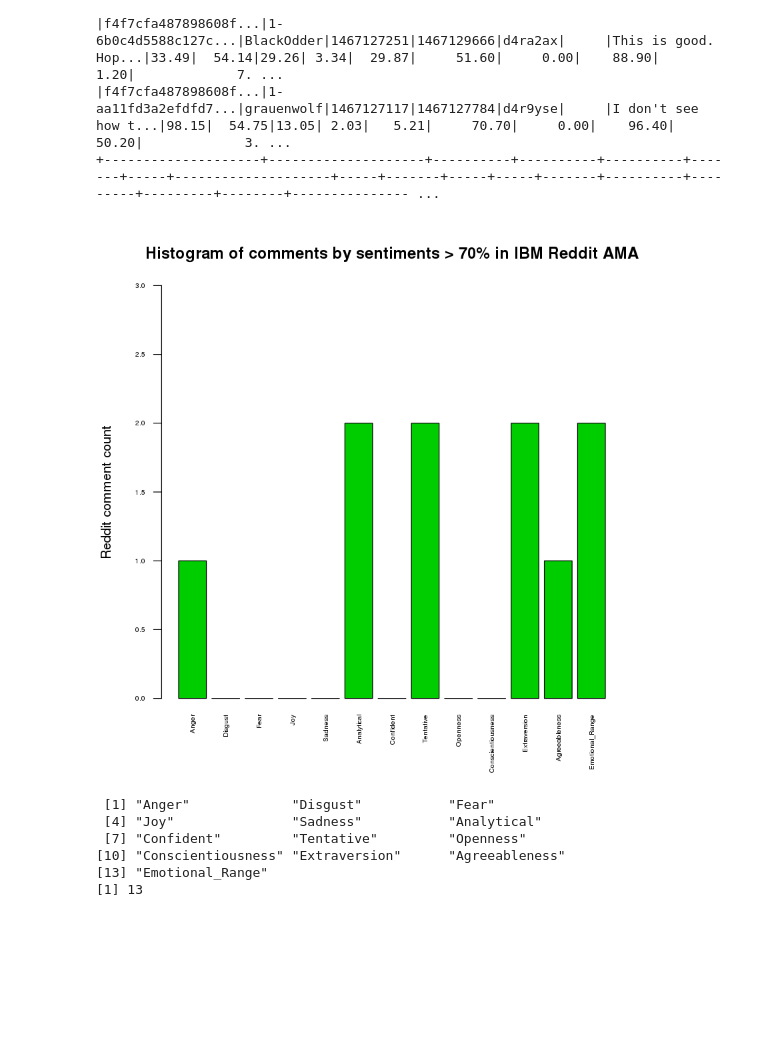
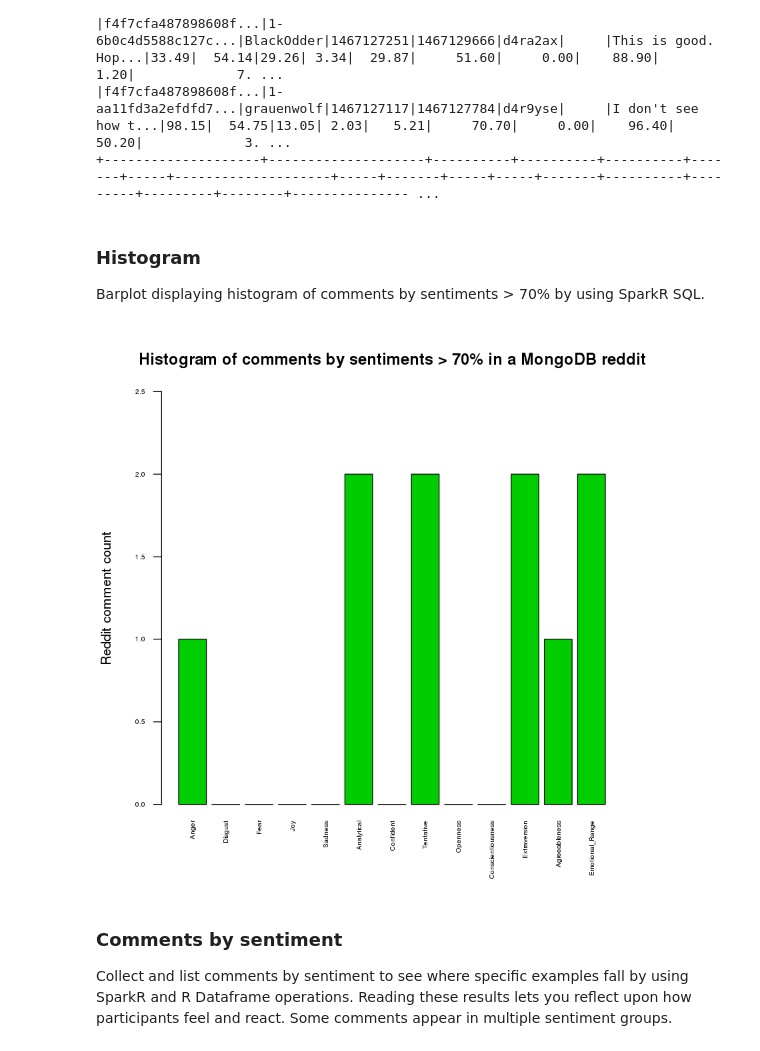
Before and after one commit to ibm-watson-data-lab/reddit-sentiment-analysis, a Jupyter notebook: couchDB-R/Preview-R-couchDB.ipynb, the cells around one changed output. Cells and saved outputs as stored; diff of their text form; code cells hidden in the pictures; blank space fills up the shorter version.

```diff
--- a/couchDB-R/Preview-R-couchDB.ipynb
+++ b/couchDB-R/Preview-R-couchDB.ipynb
@@ -27,5 +19,6 @@ sqlContext <- sparkRSQL.init(sc)
 # %%
-myconn <- couch_http_connection(host = "XXXX", port = 443, https = TRUE, service = "cloudant", user = "XXXX", password = "XXXX")
+myconn <- couch_http_connection(host = "XXXX", port = 443, https = TRUE,
+service = "cloudant", user = "XXXX", password = "XXXX")
 # %%
 couch_list_databases(myconn)
 # %% [output]
@@ -163,36 +147,25 @@ root
 |f4f7cfa487898608f...|1-6b0c4d5588c127c...|BlackOdder|1467127251|1467129666|d4ra2ax|     |This is good. Hop...|33.49|  54.14|29.26| 3.34|  29.87|     51.60|     0.00|    88.90|    1.20|             7. ...
 |f4f7cfa487898608f...|1-aa11fd3a2efdfd7...|grauenwolf|1467127117|1467127784|d4r9yse|     |I don't see how t...|98.15|  54.75|13.05| 2.03|   5.21|     70.70|     0.00|    96.40|   50.20|             3. ...
 +--------------------+--------------------+----------+----------+----------+-------+-----+--------------------+-----+-------+-----+-----+-------+----------+---------+---------+--------+--------------- ...
+# %% [markdown]
+### Histogram
+
+Barplot displaying histogram of comments by sentiments > 70% by using SparkR SQL.
 # %%
 registerTempTable(df2,"reddit")
 sentimentDistribution <- list()
 columns <- colnames(df2[,9:21])
-#count <- list()
-for(i in 1:length(columns)){
-    #print(i)
-    query <- paste('SELECT count(*) as sentCount FROM reddit where ',columns[i],' > 70')
-    df3 <- sql(sqlContext,query)
-    collected <- collect(df3)
-    #print(collected)
-    count[columns[i]] <- collected$sentCount
-    #print('Emotion is ')
-    #print(columns[i])
-    #print(count)
-}
-#print(count)
+count <- list()
+
+    for(i in 1:length(columns)){
+        query <- paste('SELECT count(*) as sentCount FROM reddit where ',columns[i],' > 70')
+        df3 <- sql(sqlContext,query)
+        collected <- collect(df3)
+        count[columns[i]] <- collected$sentCount
+    }
+
 distribution <- unlist(count)
 par(las=2)
-barplot(distribution, main="Histogram of comments by sentiments > 70% in IBM Reddit AMA",col=139, ylim=c(0,3),cex.axis=0.5,cex.names=0.5,ylab="Reddit comment count")
+barplot(distribution, main="Histogram of comments by sentiments > 70% in a MongoDB reddit",col=139, ylim=c(0,2.5),cex.axis=0.5,cex.names=0.5,ylab="Reddit comment count")
 # %% [output]
-[figure, old version]
+[figure, new version]
-# %%
-col <- colnames(df2[,9:21])
-print(col)
-print(length(col))
-# %% [output]
- [1] "Anger"             "Disgust"           "Fear"
- [4] "Joy"               "Sadness"           "Analytical"
- [7] "Confident"         "Tentative"         "Openness"
-[10] "Conscientiousness" "Extraversion"      "Agreeableness"
-[13] "Emotional_Range"
-[1] 13
@@ -202,0 +172,4 @@ print(docs)
+# %% [markdown]
+### Comments by sentiment
+
+Collect and list comments by sentiment to see where specific examples fall by using SparkR and R Dataframe operations. Reading these results lets you reflect upon how participants feel and react. Some comments appear in multiple sentiment groups.
```
Also changed, not shown: parts of 15 cells of this notebook, 1 other file.
